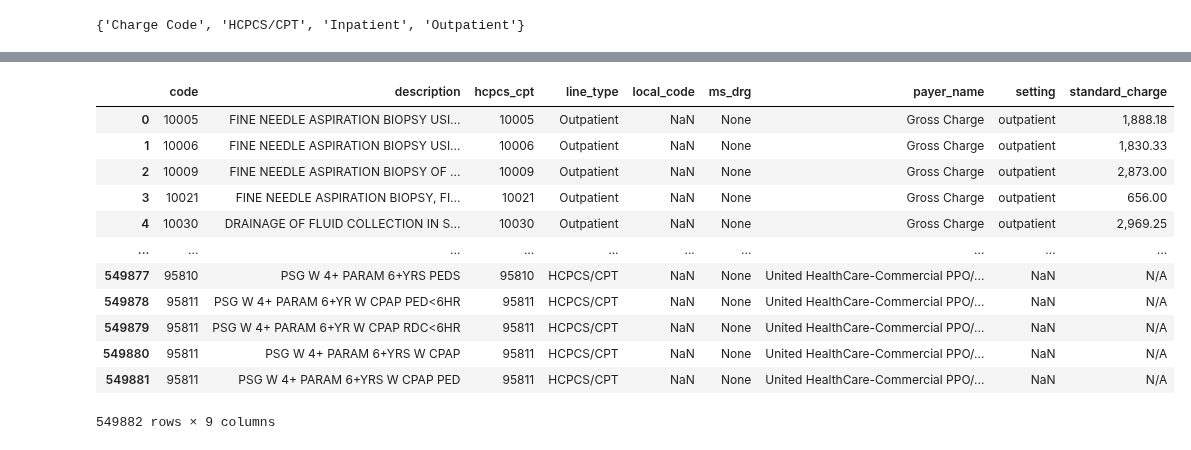
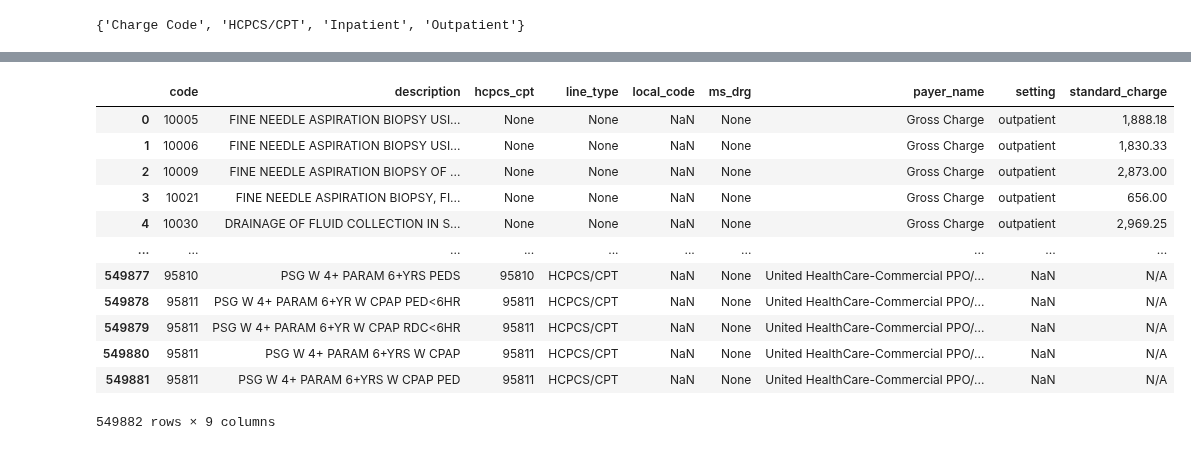
Before and after one commit to rl1987/dolthub-bounty-transparency-in-pricing, a Jupyter notebook: BannerHealth.ipynb, the cells around one changed output, grey strips where cells are left out. Saved outputs shown, nothing was run; the diff lists cells and outputs as text; code cells hidden in the pictures.

```diff
--- a/BannerHealth.ipynb
+++ b/BannerHealth.ipynb
@@ -171,32 +175,27 @@ df_mid
 # %%
 df_mid['hcpcs_cpt'] = None
 df_mid['ms_drg'] = None
 
 def recognise_codes(row):
     line_type = row['line_type']
     code = row['code']
 
     if line_type == 'Charge Code':
         row['local_code'] = code
     elif line_type == 'HCPCS/CPT':
         row['hcpcs_cpt'] = code
-    else:
-        if code_is_ms_drg(code):
-            row['ms_drg'] = code
-        elif code_is_cpt(code) or code_is_hcpcs(code):
-            row['hcpcs_cpt'] = code
 
     return row
 
 df_mid = df_mid.apply(recognise_codes, axis=1)
 df_mid
 # %% [output]
 |  | code | description | hcpcs_cpt | line_type | local_code | ms_drg | payer_name | setting | standard_charge |
-| 0 | 10005 | FINE NEEDLE ASPIRATION BIOPSY USI... | 10005 | Outpatient | NaN | None | Gross Charge | outpatient | 1,888.18 |
-| 1 | 10006 | FINE NEEDLE ASPIRATION BIOPSY USI... | 10006 | Outpatient | NaN | None | Gross Charge | outpatient | 1,830.33 |
-| 2 | 10009 | FINE NEEDLE ASPIRATION BIOPSY OF ... | 10009 | Outpatient | NaN | None | Gross Charge | outpatient | 2,873.00 |
-| 3 | 10021 | FINE NEEDLE ASPIRATION BIOPSY, FI... | 10021 | Outpatient | NaN | None | Gross Charge | outpatient | 656.00 |
-| 4 | 10030 | DRAINAGE OF FLUID COLLECTION IN S... | 10030 | Outpatient | NaN | None | Gross Charge | outpatient | 2,969.25 |
+| 0 | 10005 | FINE NEEDLE ASPIRATION BIOPSY USI... | None | None | NaN | None | Gross Charge | outpatient | 1,888.18 |
+| 1 | 10006 | FINE NEEDLE ASPIRATION BIOPSY USI... | None | None | NaN | None | Gross Charge | outpatient | 1,830.33 |
+| 2 | 10009 | FINE NEEDLE ASPIRATION BIOPSY OF ... | None | None | NaN | None | Gross Charge | outpatient | 2,873.00 |
+| 3 | 10021 | FINE NEEDLE ASPIRATION BIOPSY, FI... | None | None | NaN | None | Gross Charge | outpatient | 656.00 |
+| 4 | 10030 | DRAINAGE OF FLUID COLLECTION IN S... | None | None | NaN | None | Gross Charge | outpatient | 2,969.25 |
 | ... | ... | ... | ... | ... | ... | ... | ... | ... | ... |
 | 549877 | 95810 | PSG W 4+ PARAM 6+YRS PEDS | 95810 | HCPCS/CPT | NaN | None | United HealthCare-Commercial PPO/... | NaN | N/A |
 | 549878 | 95811 | PSG W 4+ PARAM 6+YR W CPAP PED<6HR | 95811 | HCPCS/CPT | NaN | None | United HealthCare-Commercial PPO/... | NaN | N/A |
```
Also changed, not shown: parts of 8 cells of this notebook, 1 other file.
